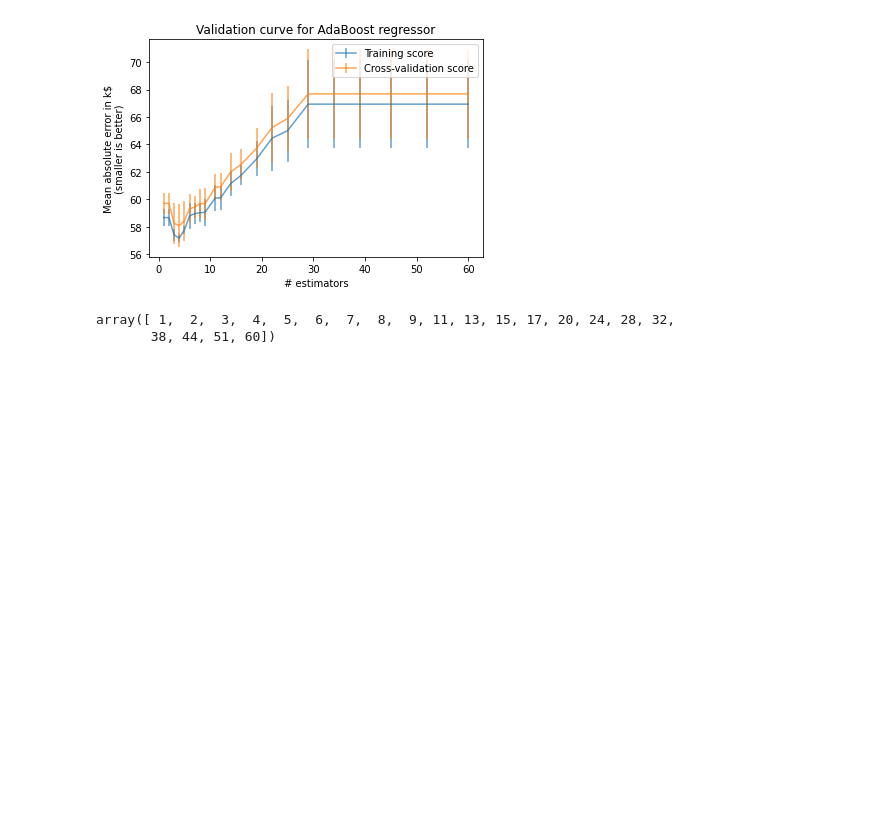
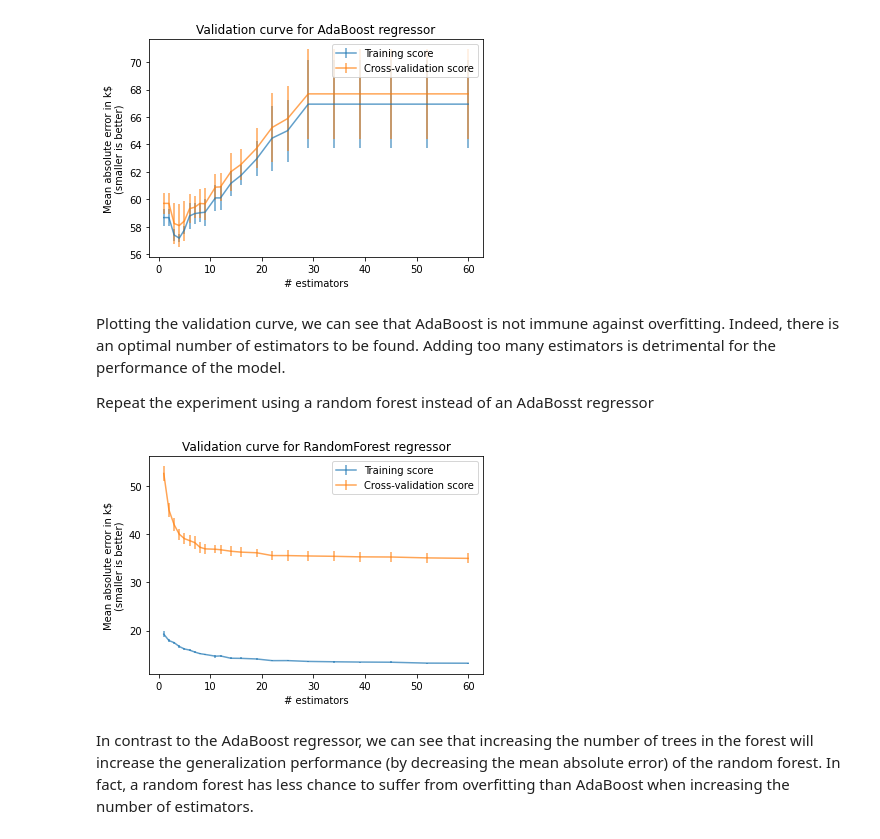
Before and after one commit to skacem/Learning-Machine-Learning, a Jupyter notebook: Scikit-learn/Exercise_603.ipynb, the cells around one changed output. Cells and saved outputs as stored; diff of their text form; code cells hidden in the pictures; blank space fills up the shorter version.

Commit message:
AdaBoost vs Decision tree regressor

```diff
--- a/Scikit-learn/Exercise_603.ipynb
+++ b/Scikit-learn/Exercise_603.ipynb
@@ -46,8 +46,34 @@ plt.title('Validation curve for AdaBoost regressor')
 # %% [output]
 Text(0.5, 1.0, 'Validation curve for AdaBoost regressor')
 [figure]
-# %%
-np.unique(np.logspace(0, 1.78, num=28).astype(int))
-# %% [output]
-array([ 1,  2,  3,  4,  5,  6,  7,  8,  9, 11, 13, 15, 17, 20, 24, 28, 32,
-       38, 44, 51, 60])
+# %% [markdown]
+Plotting the validation curve, we can see that AdaBoost is not immune against overfitting. Indeed, there is an optimal number of estimators to be found. Adding too many estimators is detrimental for the performance of the model.
+
+Repeat the experiment using a random forest instead of an AdaBosst regressor
+# %%
+from sklearn.ensemble import RandomForestRegressor
+
+forest = RandomForestRegressor()
+train_scores, test_scores = validation_curve(forest,
+                                            data_train, target_train,
+                                            param_name="n_estimators",
+                                            param_range=param_range,
+                                            scoring="neg_mean_absolute_error",
+                                            n_jobs=2)
+train_errors, test_errors = -train_scores, -test_scores
+# %%
+plt.errorbar(param_range, train_errors.mean(axis=1),
+             yerr=train_errors.std(axis=1), label="Training score",
+             alpha=0.7)
+plt.errorbar(param_range, test_errors.mean(axis=1),
+             yerr=test_errors.std(axis=1), label="Cross-validation score",
+             alpha=0.7)
+
+plt.legend()
+plt.ylabel("Mean absolute error in k$\n(smaller is better)")
+plt.xlabel("# estimators")
+_ = plt.title("Validation curve for RandomForest regressor")
+# %% [output]
+[figure, added]
+# %% [markdown]
+In contrast to the AdaBoost regressor, we can see that increasing the number of trees in the forest will increase the generalization performance (by decreasing the mean absolute error) of the random forest. In fact, a random forest has less chance to suffer from overfitting than AdaBoost when increasing the number of estimators.
```
